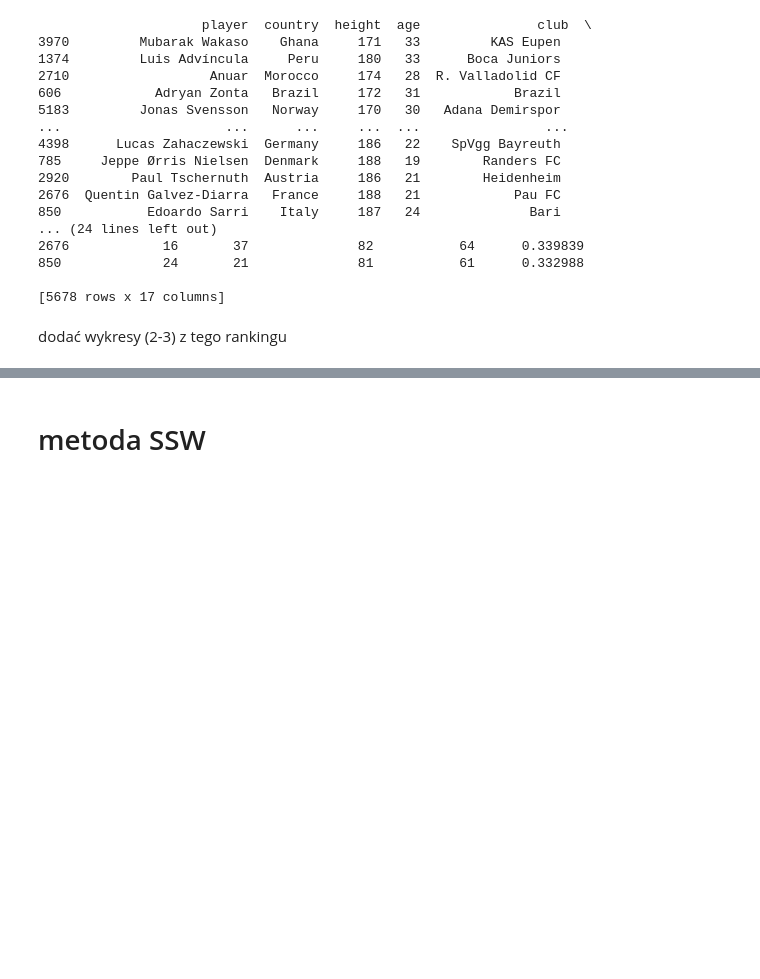
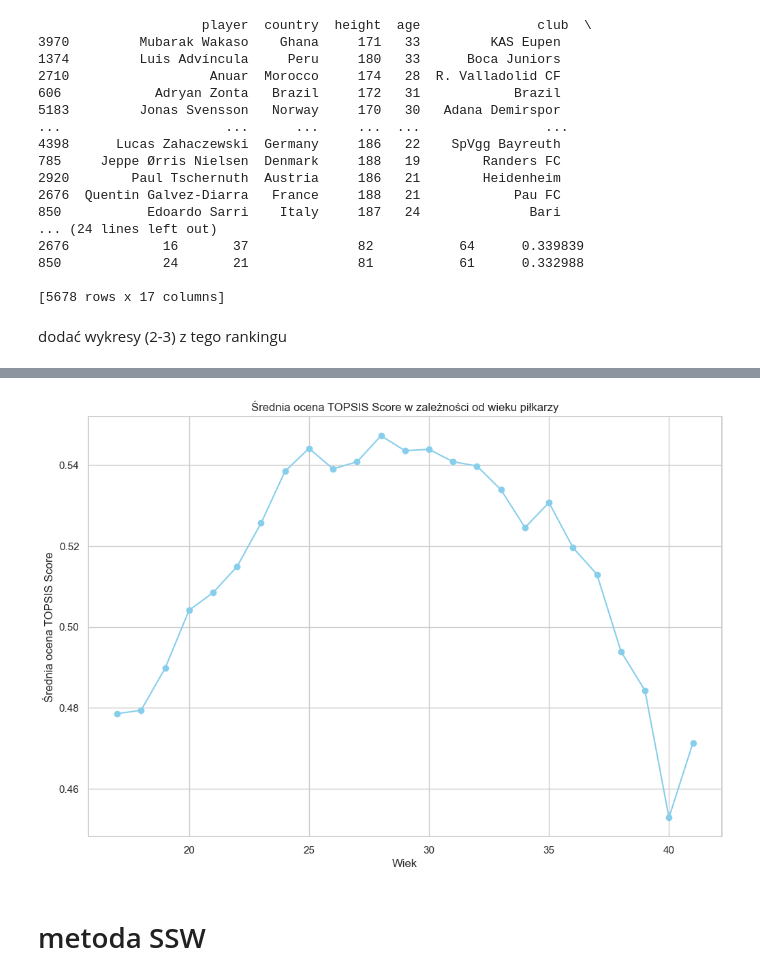
Before and after one commit to izabelakolodziejska/Fifa_players_analysis, a Jupyter notebook: fifa_analysys.ipynb, the cells around one changed output, grey strips where cells are left out. Saved outputs shown, nothing was run; the diff lists cells and outputs as text; code cells hidden in the pictures; blank space fills up the shorter version.

```diff
--- a/fifa_analysys.ipynb
+++ b/fifa_analysys.ipynb
@@ -344,3 +381,15 @@ dodać wykresy (2-3) z tego rankingu
+# %%
+average_scores_by_age = data_sorted.groupby('age')['TOPSIS Score'].mean()
+
+plt.figure(figsize=(12, 8))
+plt.plot(average_scores_by_age.index, average_scores_by_age.values, marker='o', linestyle='-', color='skyblue')
+plt.xlabel('Wiek')
+plt.ylabel('Średnia ocena TOPSIS Score')
+plt.title('Średnia ocena TOPSIS Score w zależności od wieku piłkarzy')
+plt.grid(True)
+plt.show()
+# %% [output]
+[figure, added]
 # %% [markdown]
 # metoda SSW
 # %% [markdown]
```
Also changed, not shown: parts of 11 cells of this notebook.
